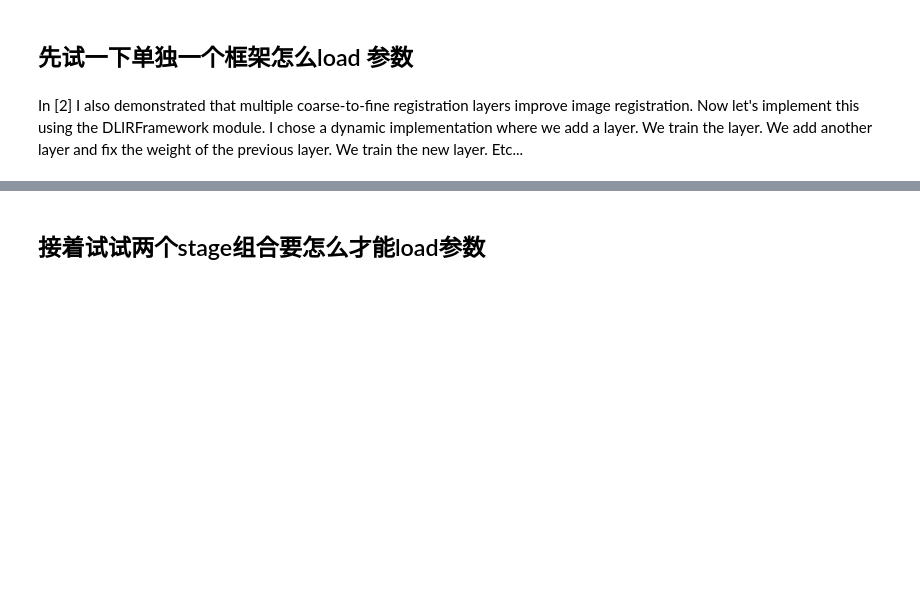
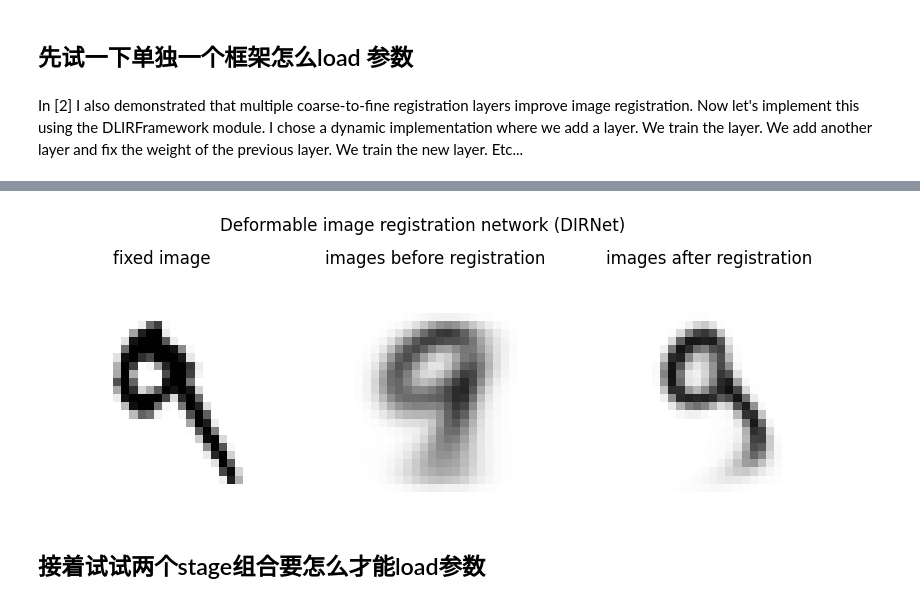
Before and after one commit to Shawn617-Yuan/TorchIR, a Jupyter notebook: MNIST Load Test.ipynb, the cells around one changed output, grey strips where cells are left out. Saved outputs shown, nothing was run; the diff lists cells and outputs as text; code cells hidden in the pictures; blank space fills up the shorter version.

```diff
--- a/MNIST Load Test.ipynb
+++ b/MNIST Load Test.ipynb
@@ -194,3 +233,8 @@ visualize(model2)
+# %%
+model4 = LitDIRNet.load_from_checkpoint("C:\\Users\\s4692034\\Documents\\GitHub\\TorchIR\\MNIST_output\\lightning_logs\\version_3\\checkpoints\\epoch=99-step=10000.ckpt")
+visualize(model4)
+# %% [output]
+[figure, added]
 # %% [markdown]
 ## 接着试试两个stage组合要怎么才能load参数
 # %%
```
Also changed, not shown: parts of 14 cells of this notebook, 13 other files.
